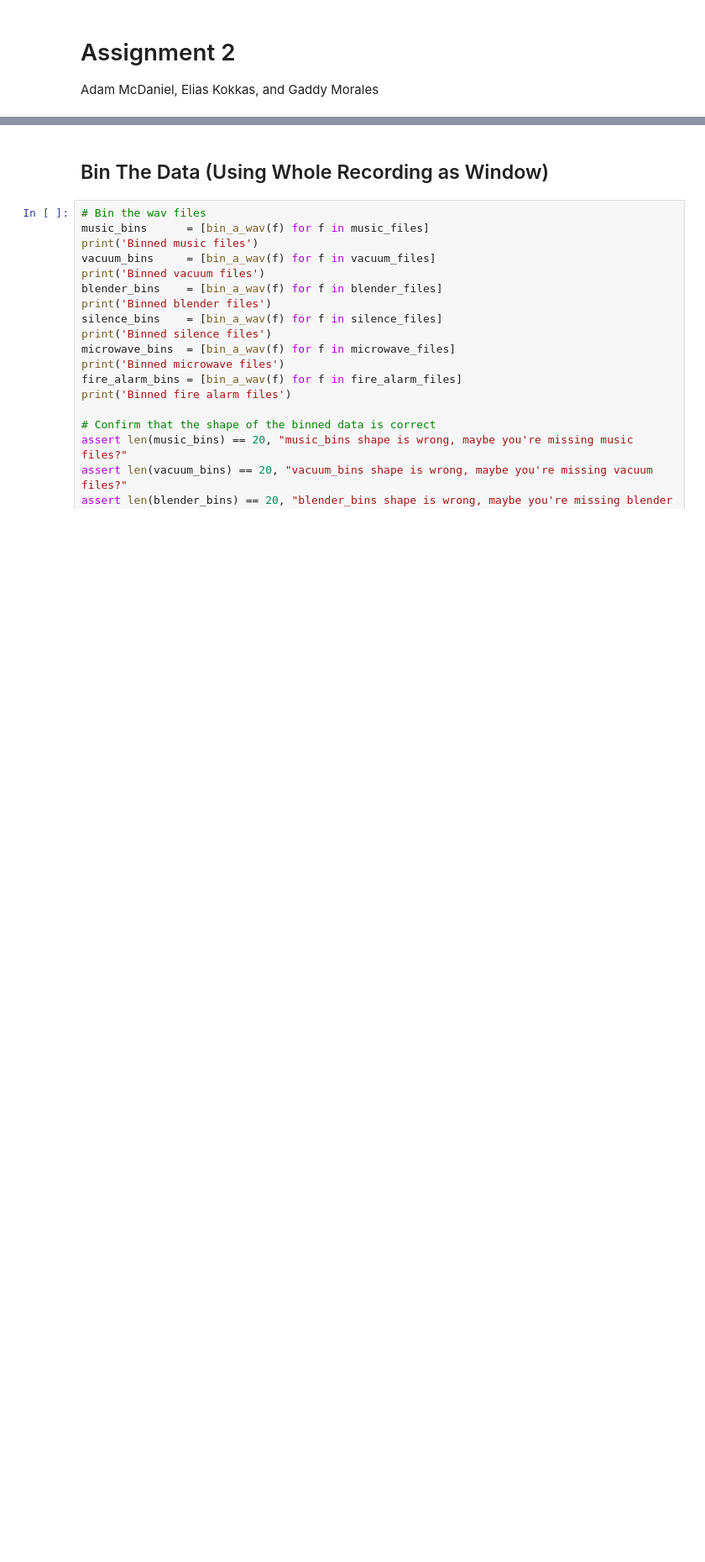
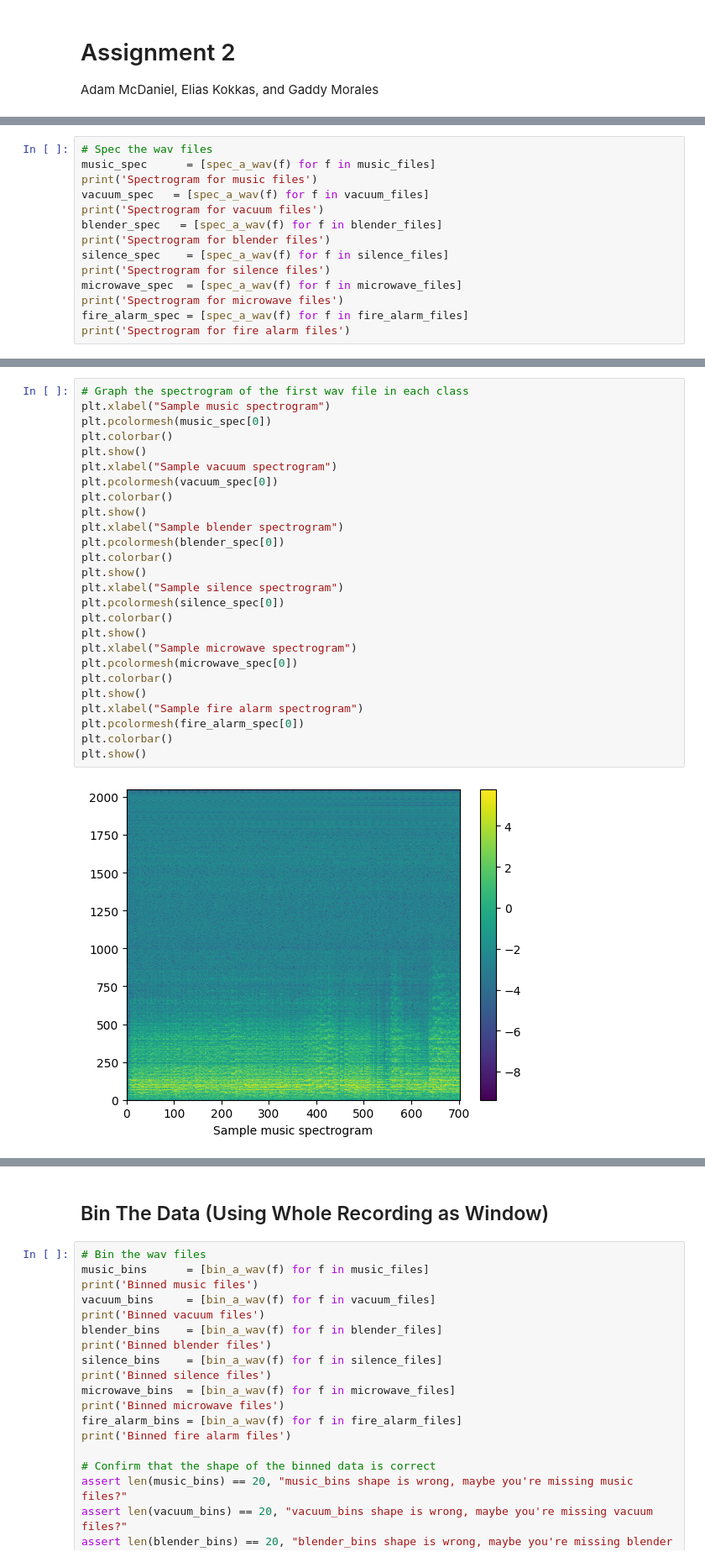
Before and after one commit to gaddi22/COSC522Assignment2, a Jupyter notebook: assignment.ipynb, the cells around one changed output, grey strips where cells are left out. Shown at 84% size. Saved outputs shown, nothing was run; the diff lists cells and outputs as text; blank space fills up the shorter version.

```diff
--- a/assignment.ipynb
+++ b/assignment.ipynb
@@ -66,0 +125,14 @@ Done👍
+# %%
+# Spec the wav files
+music_spec      = [spec_a_wav(f) for f in music_files]
+print('Spectrogram for music files')
+vacuum_spec   = [spec_a_wav(f) for f in vacuum_files]
+print('Spectrogram for vacuum files')
+blender_spec   = [spec_a_wav(f) for f in blender_files]
+print('Spectrogram for blender files')
+silence_spec    = [spec_a_wav(f) for f in silence_files]
+print('Spectrogram for silence files')
+microwave_spec  = [spec_a_wav(f) for f in microwave_files]
+print('Spectrogram for microwave files')
+fire_alarm_spec = [spec_a_wav(f) for f in fire_alarm_files]
+print('Spectrogram for fire alarm files')
@@ -66,0 +228,28 @@ Done👍
+# %%
+# Graph the spectrogram of the first wav file in each class
+plt.xlabel("Sample music spectrogram")
+plt.pcolormesh(music_spec[0])
+plt.colorbar()
+plt.show()
+plt.xlabel("Sample vacuum spectrogram")
+plt.pcolormesh(vacuum_spec[0])
+plt.colorbar()
+plt.show()
+plt.xlabel("Sample blender spectrogram")
+plt.pcolormesh(blender_spec[0])
+plt.colorbar()
+plt.show()
+plt.xlabel("Sample silence spectrogram")
+plt.pcolormesh(silence_spec[0])
+plt.colorbar()
+plt.show()
+plt.xlabel("Sample microwave spectrogram")
+plt.pcolormesh(microwave_spec[0])
+plt.colorbar()
+plt.show()
+plt.xlabel("Sample fire alarm spectrogram")
+plt.pcolormesh(fire_alarm_spec[0])
+plt.colorbar()
+plt.show()
+# %% [output]
+[figure, added]
```
Also changed, not shown: parts of 42 cells of this notebook.
